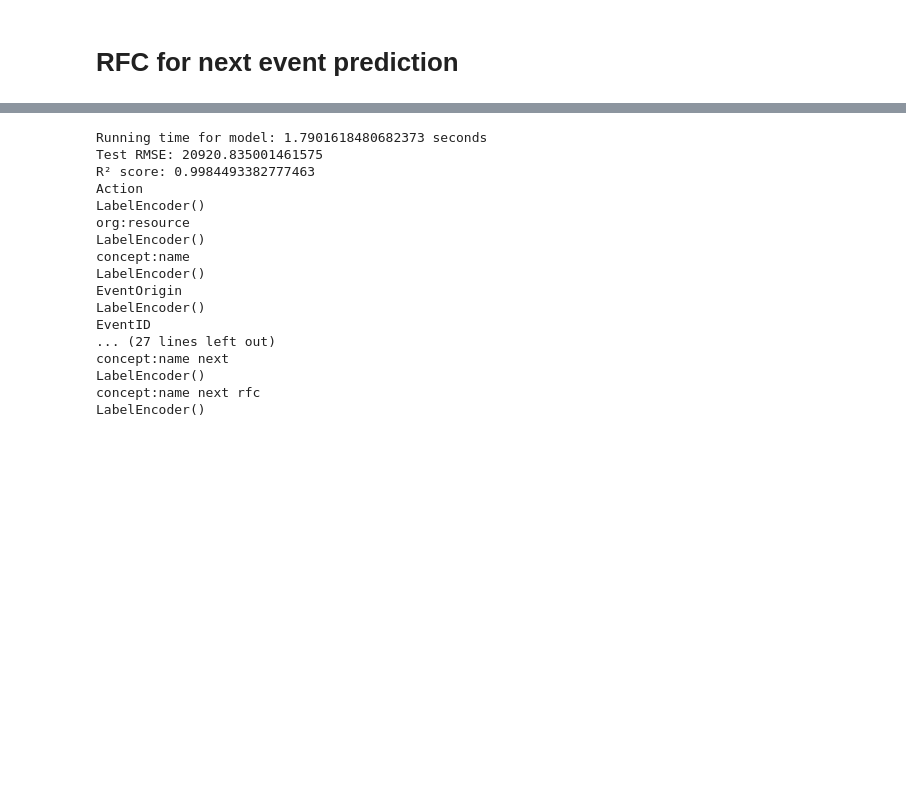
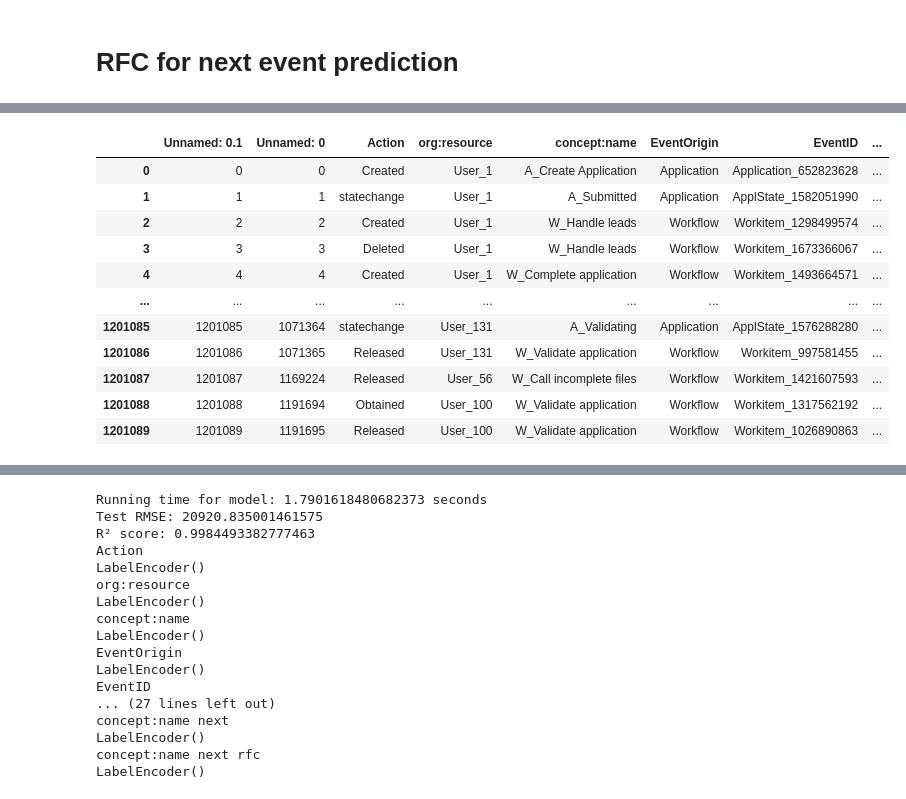
Before and after one commit to AlexRaudvee/Process_Mining_1, a Jupyter notebook: Sprint_2/modesl_train_xgboost_rfc.ipynb, the cells around one changed output, grey strips where cells are left out. Drawn from its saved outputs; the diff is of its cells as text; code cells hidden in the pictures; blank space fills up the shorter version.

```diff
--- a/Sprint_2/modesl_train_xgboost_rfc.ipynb
+++ b/Sprint_2/modesl_train_xgboost_rfc.ipynb
@@ -163,6 +67,74 @@ Nested Cross-Validation Accuracy: 0.8262
-# %%
-X = df[['concept:name - lag_2', 'concept:name - lag_1', 'concept:name' ]]
-
-df['next concept:name rfc'] = label_encoder.inverse_transform(best_model.predict(X))
-# %%
-df = df.drop(['concept:name - lag_1', 'concept:name - lag_2', 'concept:name - lag_3'], axis=1, errors='ignore')
+# %%
+# Prepare data
+
+df_train, df_test = train_test_split_custom(df=df, test_size=0.2, lags=True)
+
+columns = ['concept:name' , 'concept:name - lag_1', 'concept:name - lag_2', 'concept:name - lag_3', 'next concept:name']
+label_encoders = {}
+for column in columns:
+        label_encoder = LabelEncoder()
+        df_test[column] = label_encoder.fit_transform(df_test[column])
+        df_train[column] = label_encoder.fit_transform(df_train[column])
+        df[column] = label_encoder.fit_transform(df[column])
+        label_encoders[column] = label_encoder
+
+X_train = df_train[['concept:name', 'concept:name - lag_1', 'concept:name - lag_2', 'concept:name - lag_3']]
+X_test = df_test[['concept:name', 'concept:name - lag_1', 'concept:name - lag_2', 'concept:name - lag_3']]
+
+y_train = df_train[['next concept:name']]
+y_test = df_test[['next concept:name']]
+
+print(f"""
+    inputs: {[col for col in X_test.columns]} \n
+    target: {[col for col in y_test.columns]}
+""")
+
+if not os.path.exists('../model_weights/random_forest.pkl'):
+
+    rf_clf = RandomForestClassifier(n_jobs=-1)
+
+    # Define the parameter grid for hyperparameter tuning
+    param_grid = {
+        'n_estimators': [21, 22, 23],
+        'max_depth': [18, 19, 20],
+        'min_samples_split': [2, 5, 10],
+        'min_samples_leaf': [1, 2, 4]
+    }
+
+    # Perform nested cross-validation
+    inner_cv = KFold(n_splits=5, shuffle=False, random_state=None)  # 5-fold inner cross-validation
+
+    grid_search = GridSearchCV(estimator=rf_clf, param_grid=param_grid, scoring='accuracy', cv=inner_cv)
+    grid_search.fit(X_train, y_train.values.ravel())
+
+    # Get the best model
+    best_model = grid_search.best_estimator_
+
+    # Print the results
+
+    print(f"""
+        Next label prediction:\n
+        Score on the test set {best_model.score(X_test, y_test)}
+        Best parameters: {grid_search.best_params_}
+    """)
+
+    # Save the best model to a file using pickle
+    # Create the folder for model weights
+    os.makedirs('../model_weights', exist_ok=True)
+    model_filename = '../model_weights/random_forest.pkl'
+
+    with open(model_filename, 'wb') as model_file:
+        pickle.dump(best_model, model_file)
+
+else:
+    with open('../model_weights/random_forest.pkl', 'rb') as f:
+        best_model = pickle.load(f)
+
+# Make predictions on the dataset for adding new column
+df['next concept:name rfc'] = label_encoder.inverse_transform(best_model.predict(df[['concept:name', 'concept:name - lag_1', 'concept:name - lag_2', 'concept:name - lag_3']]))
+
+for column in columns:
+        df[column] = label_encoders[column].inverse_transform(df[column])
+
+df
+# %% [output]
@@ -168,0 +147,12 @@ df = df.drop(['concept:name - lag_1', 'concept:name - lag_2', 'concept:name - la
+|  | Unnamed: 0.1 | Unnamed: 0 | Action | org:resource | concept:name | EventOrigin | EventID | ... |
+| 0 | 0 | 0 | Created | User_1 | A_Create Application | Application | Application_652823628 | ... |
+| 1 | 1 | 1 | statechange | User_1 | A_Submitted | Application | ApplState_1582051990 | ... |
+| 2 | 2 | 2 | Created | User_1 | W_Handle leads | Workflow | Workitem_1298499574 | ... |
+| 3 | 3 | 3 | Deleted | User_1 | W_Handle leads | Workflow | Workitem_1673366067 | ... |
+| 4 | 4 | 4 | Created | User_1 | W_Complete application | Workflow | Workitem_1493664571 | ... |
+| ... | ... | ... | ... | ... | ... | ... | ... | ... |
+| 1201085 | 1201085 | 1071364 | statechange | User_131 | A_Validating | Application | ApplState_1576288280 | ... |
+| 1201086 | 1201086 | 1071365 | Released | User_131 | W_Validate application | Workflow | Workitem_997581455 | ... |
+| 1201087 | 1201087 | 1169224 | Released | User_56 | W_Call incomplete files | Workflow | Workitem_1421607593 | ... |
+| 1201088 | 1201088 | 1191694 | Obtained | User_100 | W_Validate application | Workflow | Workitem_1317562192 | ... |
+| 1201089 | 1201089 | 1191695 | Released | User_100 | W_Validate application | Workflow | Workitem_1026890863 | ... |
```
Also changed, not shown: parts of 19 cells of this notebook, 2 other files.
